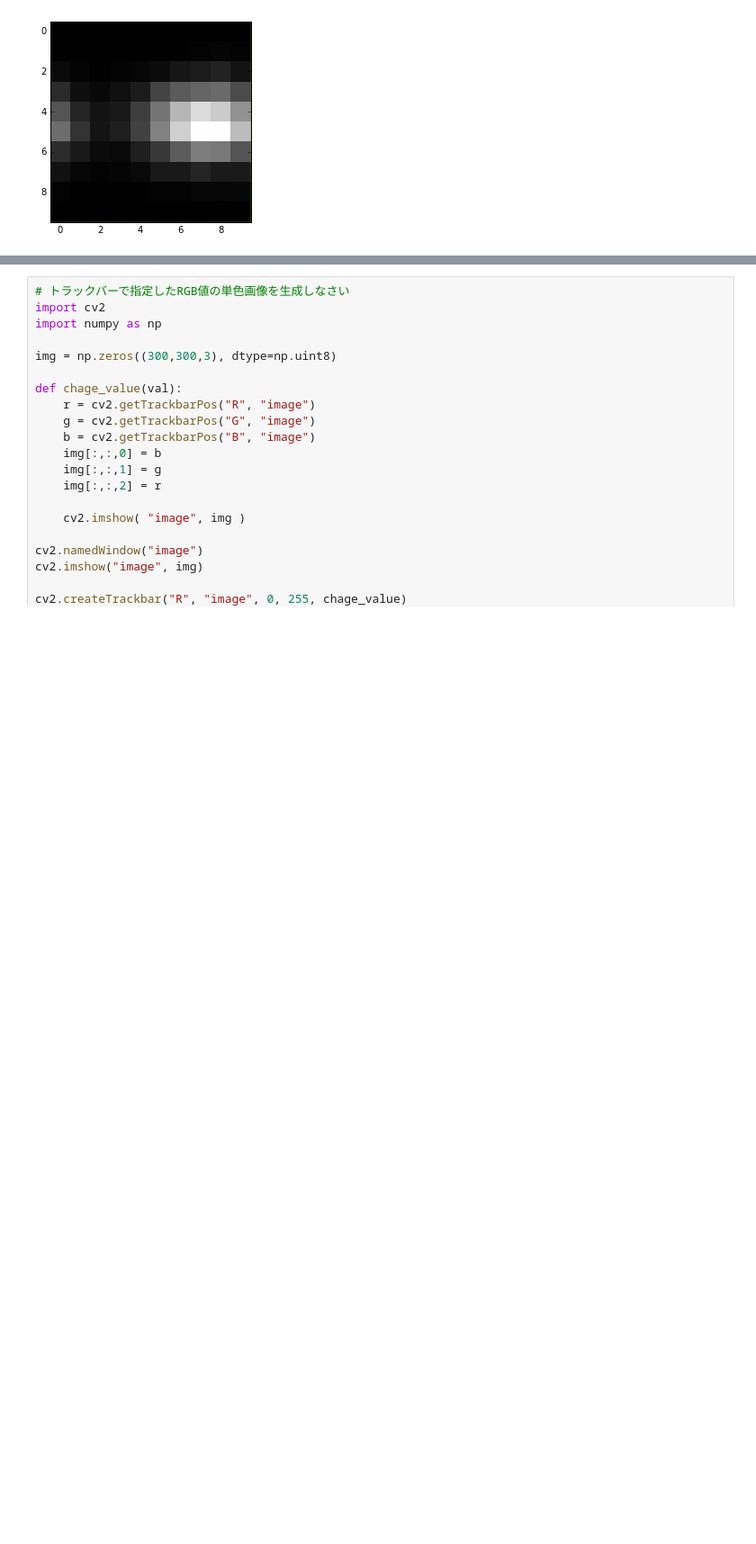
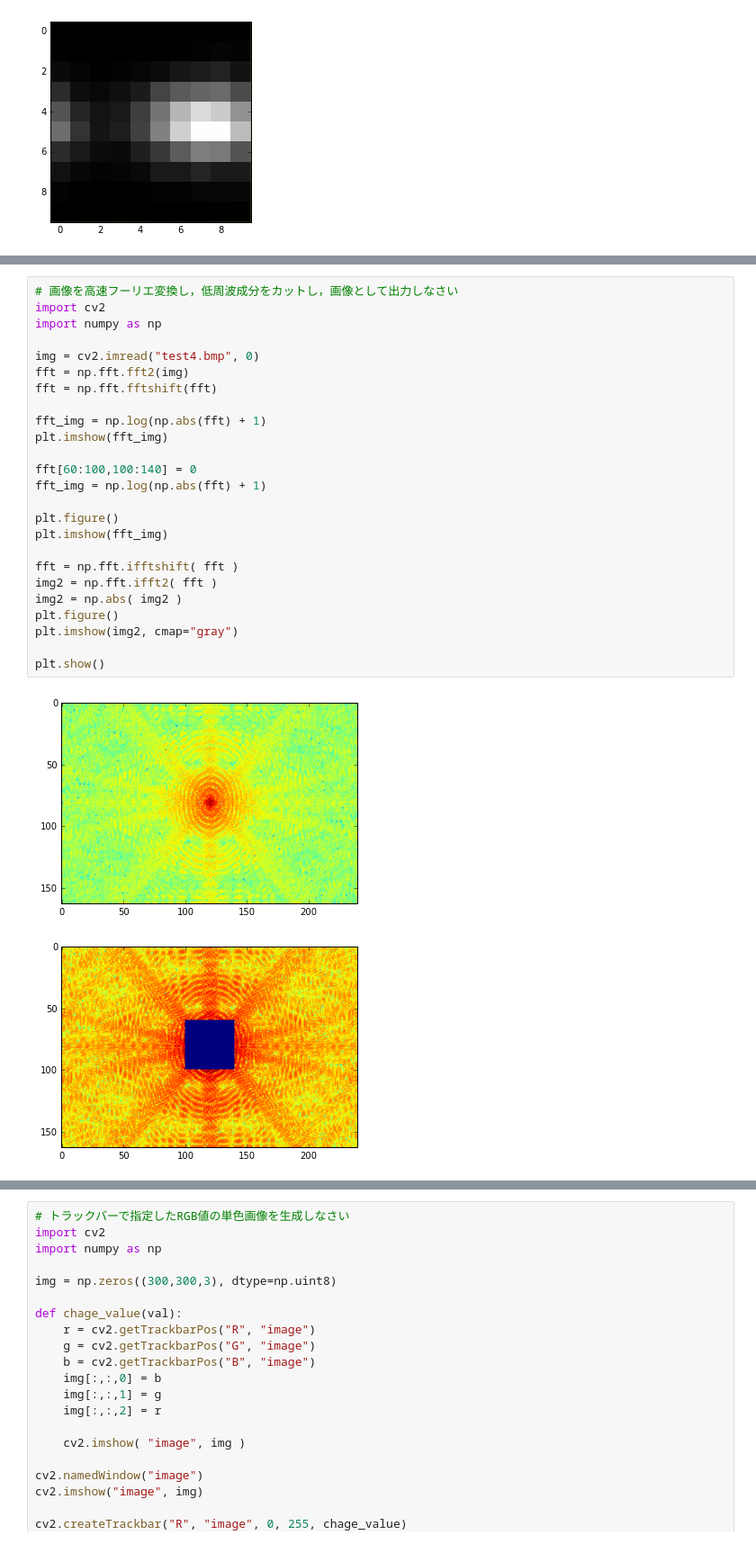
Before and after one commit to naka-tomo/practice_python, a Jupyter notebook: 6_opencv.ipynb, the cells around one changed output, grey strips where cells are left out. Shown at 90% size. Saved outputs shown, nothing was run; the diff lists cells and outputs as text; blank space fills up the shorter version.

```diff
--- a/6_opencv.ipynb
+++ b/6_opencv.ipynb
@@ -227,0 +224,28 @@ cv2.destroyAllWindows()
+# %%
+# 画像を高速フーリエ変換し，低周波成分をカットし，画像として出力しなさい
+import cv2
+import numpy as np
+
+img = cv2.imread("test4.bmp", 0)
+fft = np.fft.fft2(img)
+fft = np.fft.fftshift(fft)
+
+fft_img = np.log(np.abs(fft) + 1)
+plt.imshow(fft_img)
+
+fft[60:100,100:140] = 0
+fft_img = np.log(np.abs(fft) + 1)
+
+plt.figure()
+plt.imshow(fft_img)
+
+fft = np.fft.ifftshift( fft )
+img2 = np.fft.ifft2( fft )
+img2 = np.abs( img2 )
+plt.figure()
+plt.imshow(img2, cmap="gray")
+
+plt.show()
+# %% [output]
+[figure, added]
+[figure, added]
```
Also changed, not shown: parts of 3 cells of this notebook.
